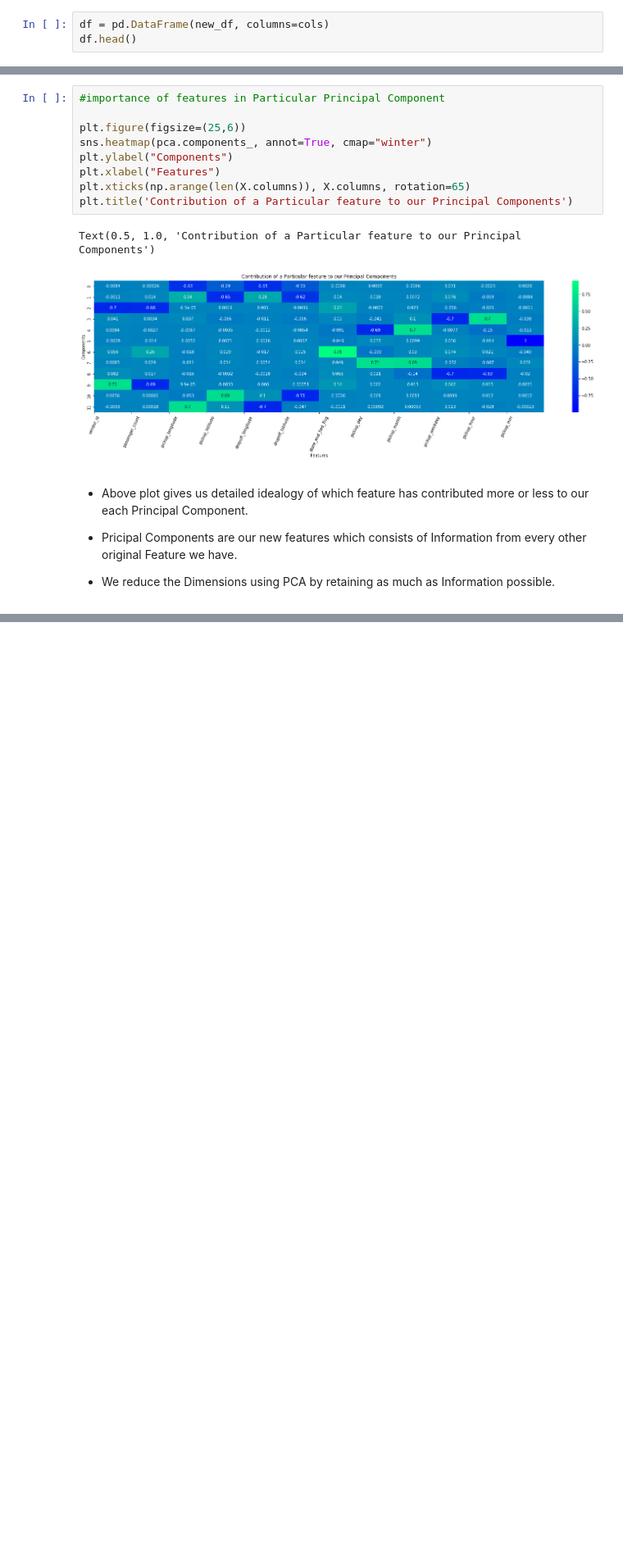
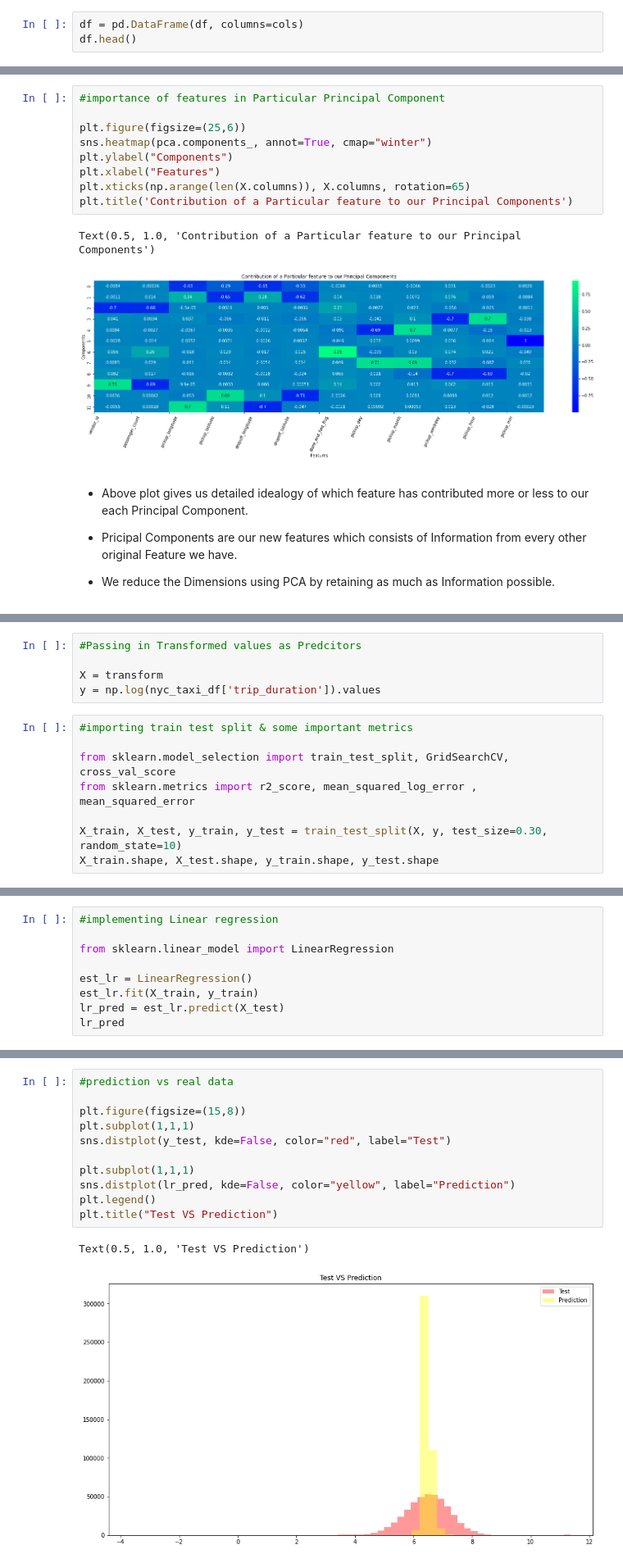
Before and after one commit to Deven876/project-2-NYC-Taxi-Trip-Time-Prediction, a Jupyter notebook: project_2_Taxi_Trip_Time_Prediction_.ipynb, the cells around one changed output, grey strips where cells are left out. Shown at 82% size. Drawn from its saved outputs; the diff is of its cells as text; blank space fills up the shorter version.

Commit message:
linear regression and decision tree

```diff
--- a/project_2_Taxi_Trip_Time_Prediction_.ipynb
+++ b/project_2_Taxi_Trip_Time_Prediction_.ipynb
@@ -585,7 +585,7 @@ scaler = StandardScaler() # creating instance for scaler
 # %%
 df = scaler.fit_transform(X)
 # %%
-df = pd.DataFrame(new_df, columns=cols)
+df = pd.DataFrame(df, columns=cols)
 df.head()
 # %% [output]
 |  | vendor_id | passenger_count | pickup_longitude | pickup_latitude | dropoff_longitude | dropoff_latitude | ... |
@@ -682,0 +690,13 @@ Text(0.5, 1.0, 'Contribution of a Particular feature to our Principal Components
+# %%
+#Passing in Transformed values as Predcitors
+
+X = transform
+y = np.log(nyc_taxi_df['trip_duration']).values
+# %%
+#importing train test split & some important metrics
+
+from sklearn.model_selection import train_test_split, GridSearchCV, cross_val_score
+from sklearn.metrics import r2_score, mean_squared_log_error , mean_squared_error
+
+X_train, X_test, y_train, y_test = train_test_split(X, y, test_size=0.30, random_state=10)
+X_train.shape, X_test.shape, y_train.shape, y_test.shape
@@ -682,0 +715,9 @@ Text(0.5, 1.0, 'Contribution of a Particular feature to our Principal Components
+# %%
+#implementing Linear regression
+
+from sklearn.linear_model import LinearRegression
+
+est_lr = LinearRegression()
+est_lr.fit(X_train, y_train)
+lr_pred = est_lr.predict(X_test)
+lr_pred
@@ -682,0 +757,14 @@ Text(0.5, 1.0, 'Contribution of a Particular feature to our Principal Components
+# %%
+#prediction vs real data
+
+plt.figure(figsize=(15,8))
+plt.subplot(1,1,1)
+sns.distplot(y_test, kde=False, color="red", label="Test")
+
+plt.subplot(1,1,1)
+sns.distplot(lr_pred, kde=False, color="yellow", label="Prediction")
+plt.legend()
+plt.title("Test VS Prediction")
+# %% [output]
+Text(0.5, 1.0, 'Test VS Prediction')
+[figure, added]
```
Also changed, not shown: parts of 15 cells of this notebook.
